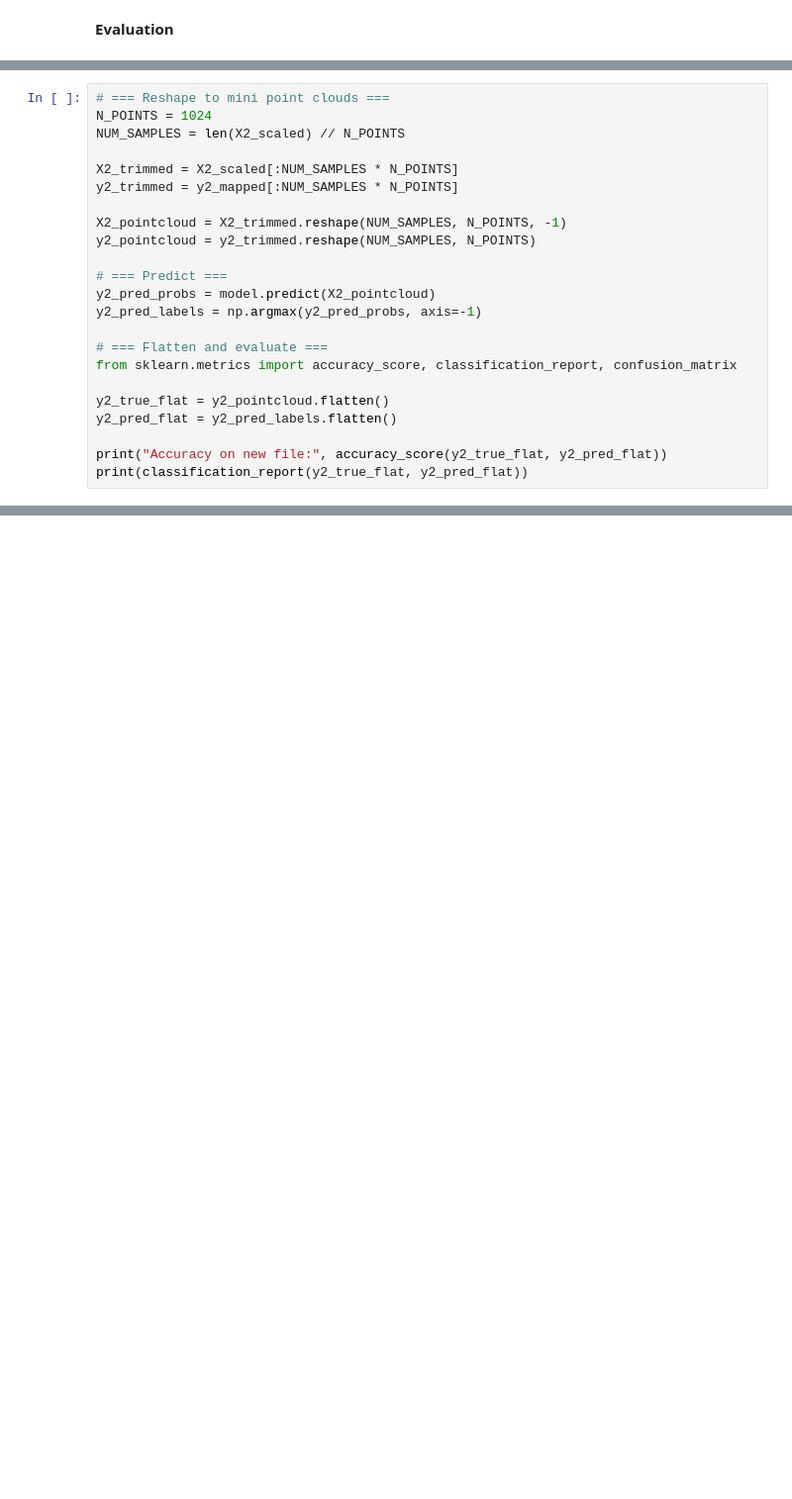
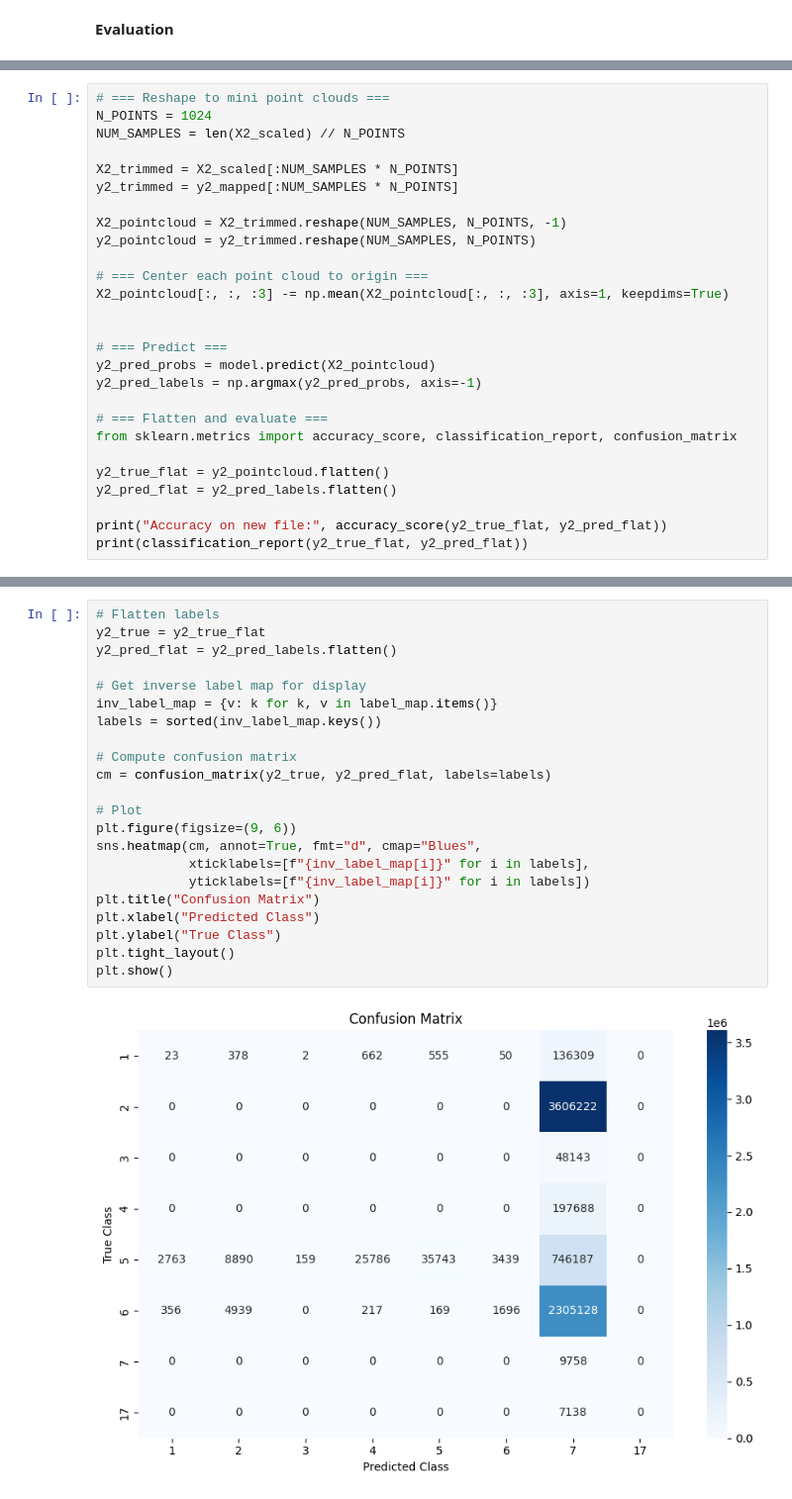
Before and after one commit to NicolaNoger/Point-Cloud_Segmentation, a Jupyter notebook: code/sandbox_3.ipynb, the cells around one changed output, grey strips where cells are left out. Shown: that part at 99% size. Saved outputs shown, nothing was run; the diff lists cells and outputs as text; blank space fills up the shorter version.

```diff
--- a/code/sandbox_3.ipynb
+++ b/code/sandbox_3.ipynb
@@ -550,6 +605,10 @@ y2_trimmed = y2_mapped[:NUM_SAMPLES * N_POINTS]
 
 X2_pointcloud = X2_trimmed.reshape(NUM_SAMPLES, N_POINTS, -1)
 y2_pointcloud = y2_trimmed.reshape(NUM_SAMPLES, N_POINTS)
+
+# === Center each point cloud to origin ===
+X2_pointcloud[:, :, :3] -= np.mean(X2_pointcloud[:, :, :3], axis=1, keepdims=True)
+
 
 # === Predict ===
 y2_pred_probs = model.predict(X2_pointcloud)
@@ -582,0 +644,24 @@ weighted avg       0.31      0.09      0.11   7142400
+# %%
+# Flatten labels
+y2_true = y2_true_flat
+y2_pred_flat = y2_pred_labels.flatten()
+
+# Get inverse label map for display
+inv_label_map = {v: k for k, v in label_map.items()}
+labels = sorted(inv_label_map.keys())
+
+# Compute confusion matrix
+cm = confusion_matrix(y2_true, y2_pred_flat, labels=labels)
+
+# Plot
+plt.figure(figsize=(9, 6))
+sns.heatmap(cm, annot=True, fmt="d", cmap="Blues",
+            xticklabels=[f"{inv_label_map[i]}" for i in labels],
+            yticklabels=[f"{inv_label_map[i]}" for i in labels])
+plt.title("Confusion Matrix")
+plt.xlabel("Predicted Class")
+plt.ylabel("True Class")
+plt.tight_layout()
+plt.show()
+# %% [output]
+[figure, added]
```
Also changed, not shown: parts of 9 cells of this notebook.
